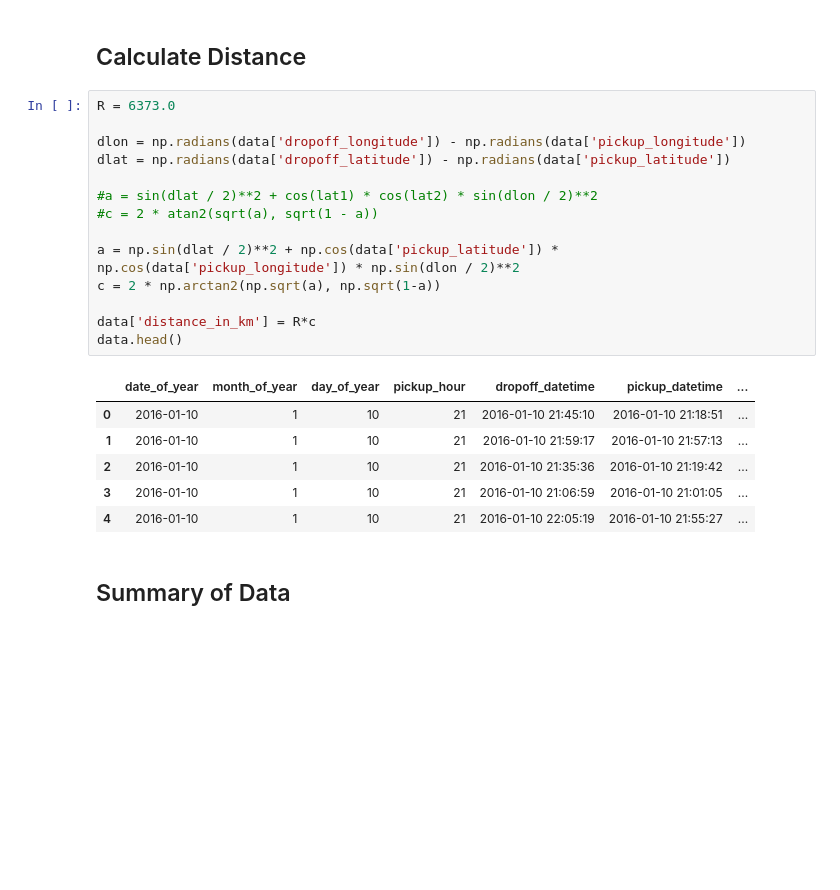
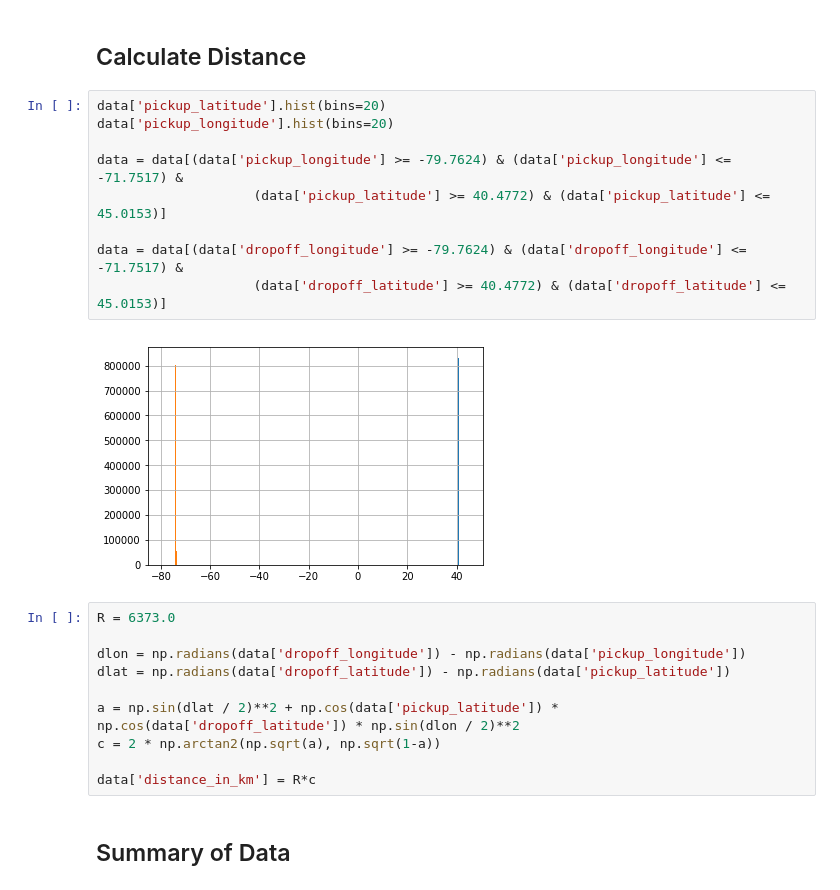
Before and after one commit to Jay4869/NYC-Taxi-FHV-Project, a Jupyter notebook: sample of project.ipynb, the cells around one changed output. Saved outputs shown, nothing was run; the diff lists cells and outputs as text; blank space fills up the shorter version.

Commit message:
data loading & cleaning

```diff
--- a/sample of project.ipynb
+++ b/sample of project.ipynb
@@ -59,25 +63,25 @@ data.head()
 # %% [markdown]
 ## Calculate Distance
+# %%
+data['pickup_latitude'].hist(bins=20)
+data['pickup_longitude'].hist(bins=20)
+
+data = data[(data['pickup_longitude'] >= -79.7624) & (data['pickup_longitude'] <= -71.7517) &
+                    (data['pickup_latitude'] >= 40.4772) & (data['pickup_latitude'] <= 45.0153)]
+
+data = data[(data['dropoff_longitude'] >= -79.7624) & (data['dropoff_longitude'] <= -71.7517) &
+                    (data['dropoff_latitude'] >= 40.4772) & (data['dropoff_latitude'] <= 45.0153)]
+# %% [output]
+[figure, added]
 # %%
 R = 6373.0
 
 dlon = np.radians(data['dropoff_longitude']) - np.radians(data['pickup_longitude'])
 dlat = np.radians(data['dropoff_latitude']) - np.radians(data['pickup_latitude'])
 
-#a = sin(dlat / 2)**2 + cos(lat1) * cos(lat2) * sin(dlon / 2)**2
-#c = 2 * atan2(sqrt(a), sqrt(1 - a))
-
-a = np.sin(dlat / 2)**2 + np.cos(data['pickup_latitude']) * np.cos(data['pickup_longitude']) * np.sin(dlon / 2)**2
+a = np.sin(dlat / 2)**2 + np.cos(data['pickup_latitude']) * np.cos(data['dropoff_latitude']) * np.sin(dlon / 2)**2
 c = 2 * np.arctan2(np.sqrt(a), np.sqrt(1-a))
 
 data['distance_in_km'] = R*c
-data.head()
-# %% [output]
-|  | date_of_year | month_of_year | day_of_year | pickup_hour | dropoff_datetime | pickup_datetime | ... |
-| 0 | 2016-01-10 | 1 | 10 | 21 | 2016-01-10 21:45:10 | 2016-01-10 21:18:51 | ... |
-| 1 | 2016-01-10 | 1 | 10 | 21 | 2016-01-10 21:59:17 | 2016-01-10 21:57:13 | ... |
-| 2 | 2016-01-10 | 1 | 10 | 21 | 2016-01-10 21:35:36 | 2016-01-10 21:19:42 | ... |
-| 3 | 2016-01-10 | 1 | 10 | 21 | 2016-01-10 21:06:59 | 2016-01-10 21:01:05 | ... |
-| 4 | 2016-01-10 | 1 | 10 | 21 | 2016-01-10 22:05:19 | 2016-01-10 21:55:27 | ... |
 # %% [markdown]
 ## Summary of Data
```
Also changed, not shown: parts of 13 cells of this notebook.
